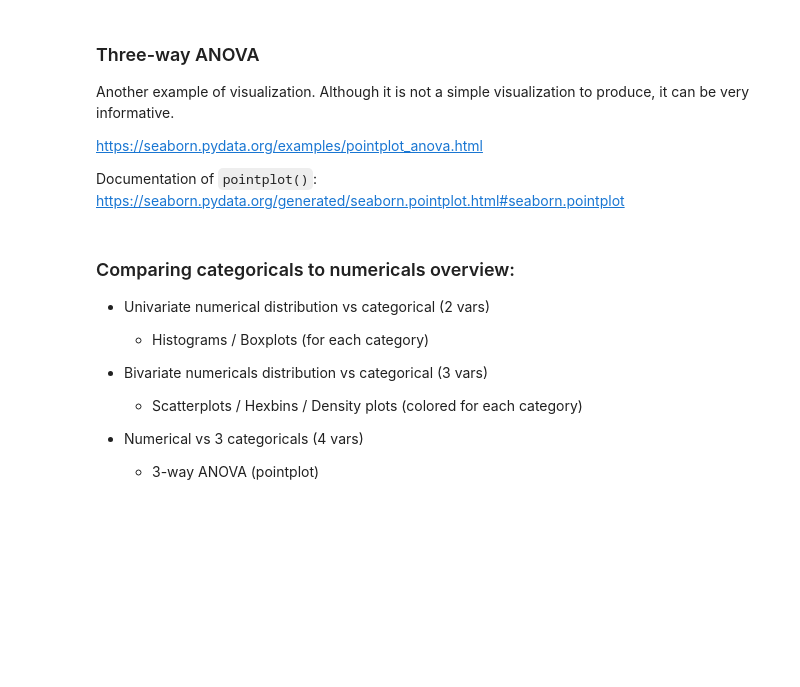
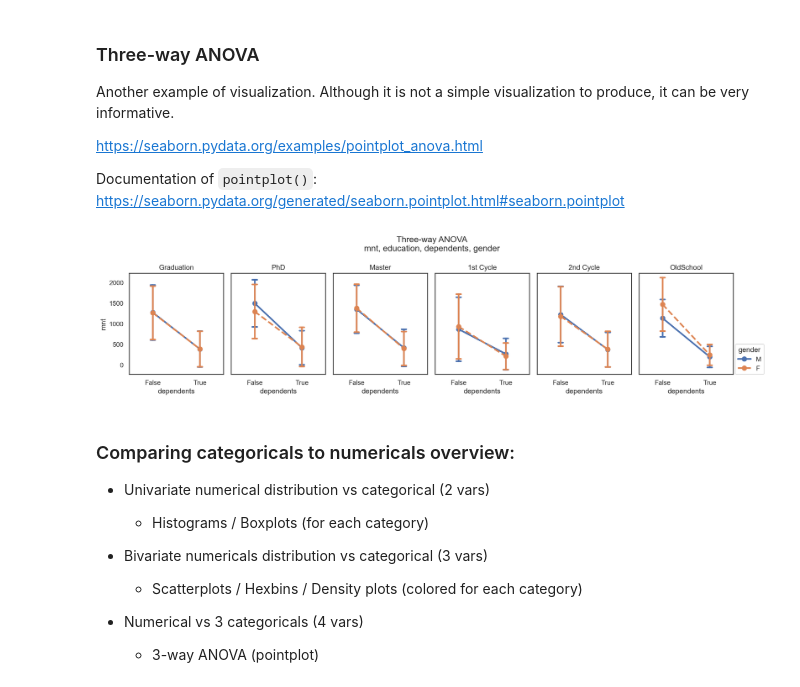
Before and after one commit to anacaleiro/Priv_DM2627, a Jupyter notebook: notebooks/lab05_data_visualization.ipynb, the cells around one changed output. Saved outputs shown, nothing was run; the diff lists cells and outputs as text; code cells hidden in the pictures; blank space fills up the shorter version.

```diff
--- a/notebooks/lab05_data_visualization.ipynb
+++ b/notebooks/lab05_data_visualization.ipynb
@@ -632,34 +687,37 @@ Documentation of `pointplot()`: https://seaborn.pydata.org/generated/seaborn.poi
 # %%
 non_metric_features
 # %%
+sns.set_style("white") # this resets our formatting defaults
 # We filter only those with dependents not missing
 xfeat = 'dependents'
 huefeat='gender'
 df_viz = df.loc[~df[xfeat].isna()]
 educ_vals = df_viz.education.dropna().unique()
 
 fig, axes = plt.subplots(1,len(educ_vals), figsize=(16,4), tight_layout=True, sharey=True)
 
 for (axi, educ_i) in zip(axes, educ_vals):
     data_ = df_viz.loc[df_viz['education']==educ_i]
     sns.pointplot(data=data_,
               y='mnt',
               x=xfeat,
               hue=huefeat,
               errorbar='sd',
               linestyles=["-", "--"],
               capsize=.1,
               ax=axi
               )
 
     axi.legend([], frameon=False)
     axi.set_title(educ_i)
 
 
 axes[-1].legend(loc=(1.02,0), title=huefeat)
 
 fig.suptitle("Three-way ANOVA\nmnt, education, dependents, gender")
 plt.show()
+# %% [output]
+[figure, added]
 # %%
 # We filter only those with dependents not missing
 xfeat = 'dependents'
```
Also changed, not shown: parts of 23 cells of this notebook, 1 other file.
